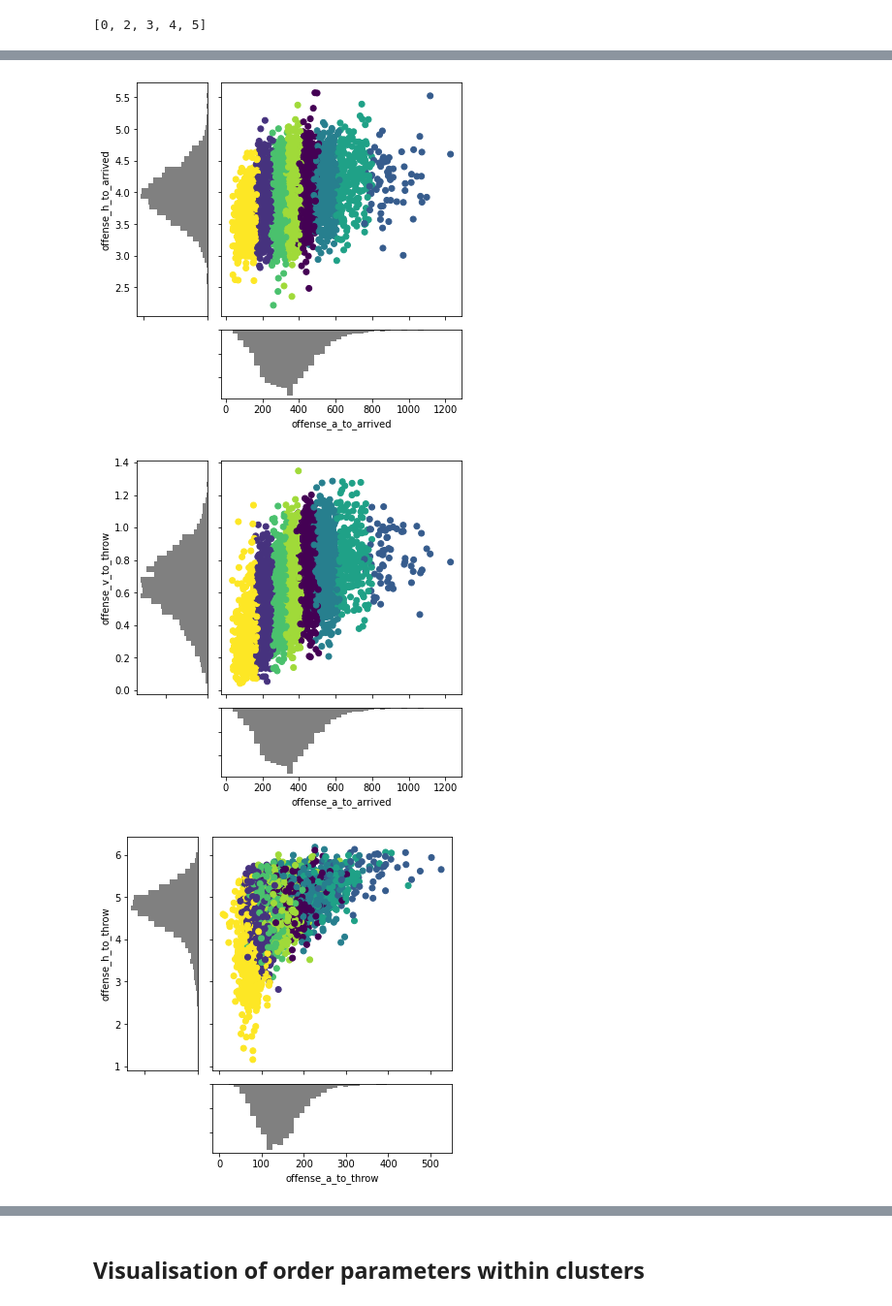
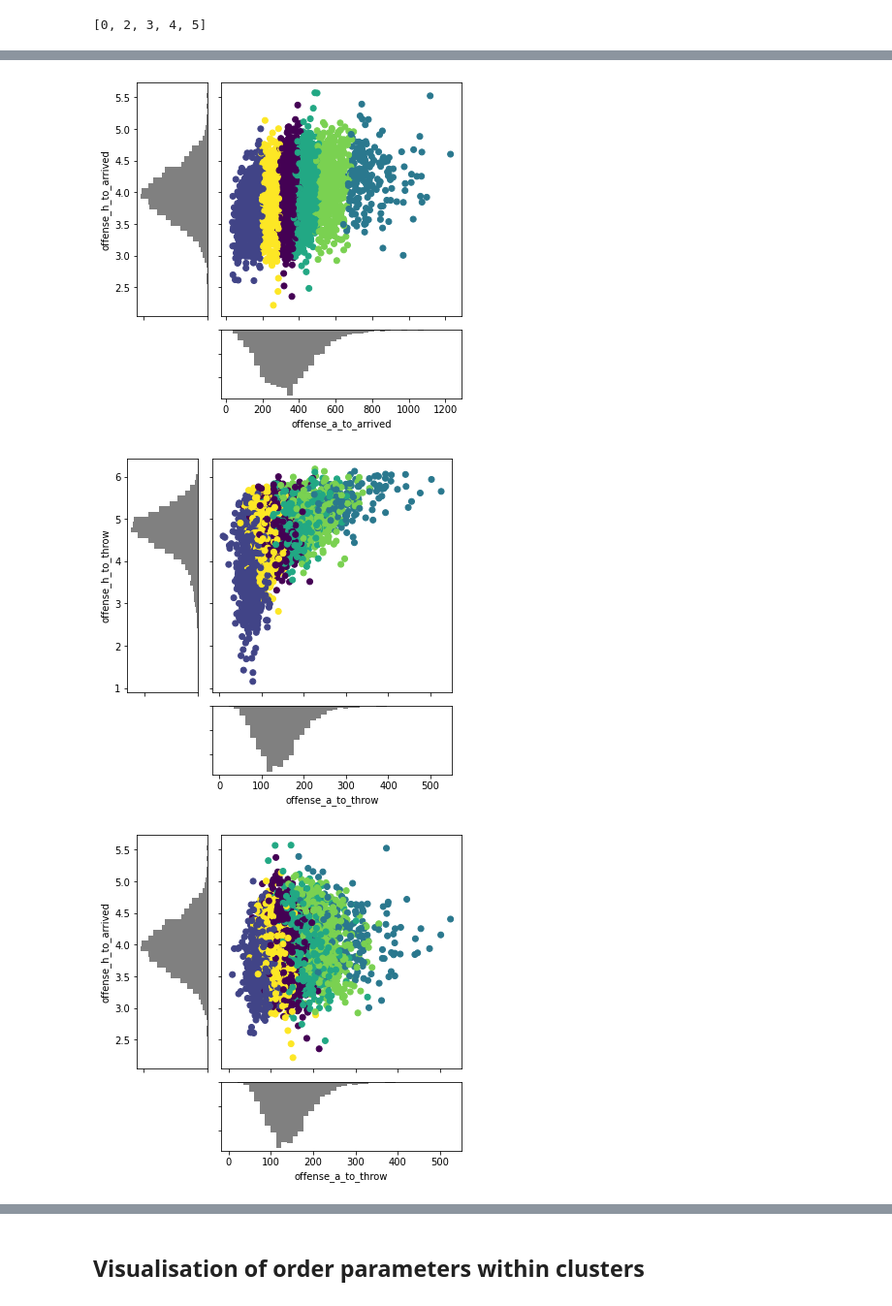
Before and after one commit to sskett/cosc301, a Jupyter notebook: clustering.ipynb, the cells around one changed output, grey strips where cells are left out. Shown at 97% size. Cells and saved outputs as stored; diff of their text form; code cells hidden in the pictures.

Commit message:
finalised clustering, dens plots and route_finder.ipynb for writeup

```diff
--- a/clustering.ipynb
+++ b/clustering.ipynb
@@ -78,7 +78,7 @@ df_scaled = pd.DataFrame(df_scaled, columns=df.columns).drop(['gameId', 'playId'
 # %% [markdown]
 ## K-Means
 # %%
-max_clusters = 20
+max_clusters = 30
 
 range_clusters = []
 for i in range(2, max_clusters + 1):
@@ -113,5 +113,5 @@ plt.show()
 # %%
-k = 8
+k = 6
 km = KMeans(
     n_clusters=k, init='random',
     n_init=3, max_iter=300,
@@ -286,6 +350,6 @@ plt.show()
 # %%
 range_limit = []
-[range_limit.append(n) for n in np.linspace(5*10**-6, 5*10**-8, 10)]
+[range_limit.append(n) for n in np.linspace(1*10**-6, 5*10**-8, 10)]
 print(range_limit)
 silhouette_avg = []
 n_clusters = []
@@ -489,7 +556,7 @@ df_columns = df.drop(['gameId', 'playId', 'clusters_agg', 'clusters_kmeans', 'HI
 #for subset in combinations(df_columns, 2):
     #plot_relationship(df, subset[0], subset[1], df['clusters_kmeans'])
 # %%
-df_columns = df_scaled[['offense_a_to_arrived', 'offense_a_to_throw', 'offense_h_to_throw', 'offense_h_to_arrived', 'offense_v_to_throw']].columns.tolist()
+df_columns = df_scaled[['offense_a_to_arrived', 'offense_a_to_throw', 'offense_h_to_throw', 'offense_h_to_arrived']].columns.tolist()
 for subset in combinations(df_columns, 2):
     plot_relationship(df, subset[0], subset[1], df['clusters_kmeans'])
 # %% [output]
@@ -498,3 +565,3 @@ for subset in combinations(df_columns, 2):
-[figure, old version]
+[figure, new version]
-[figure, old version]
+[figure, new version]
-[figure, old version]
+[figure, new version]
```
Also changed, not shown: parts of 30 cells of this notebook, 2 other files.
